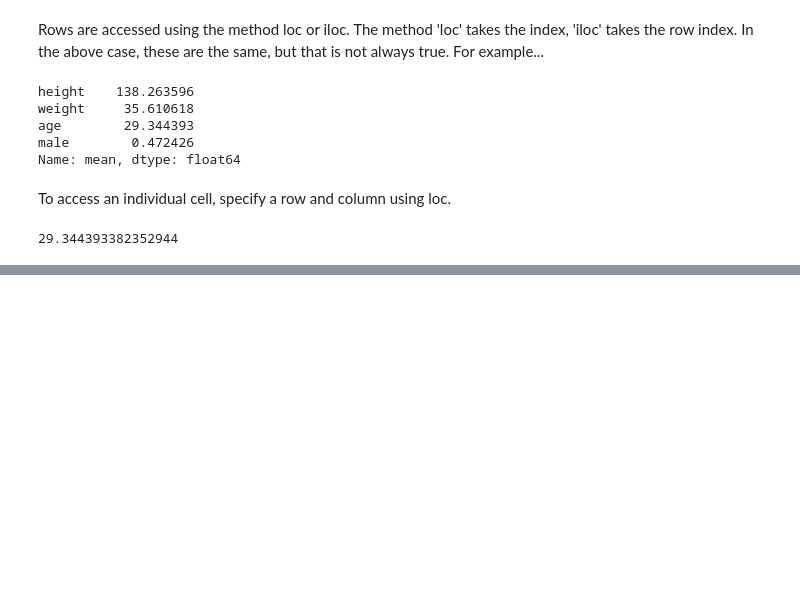
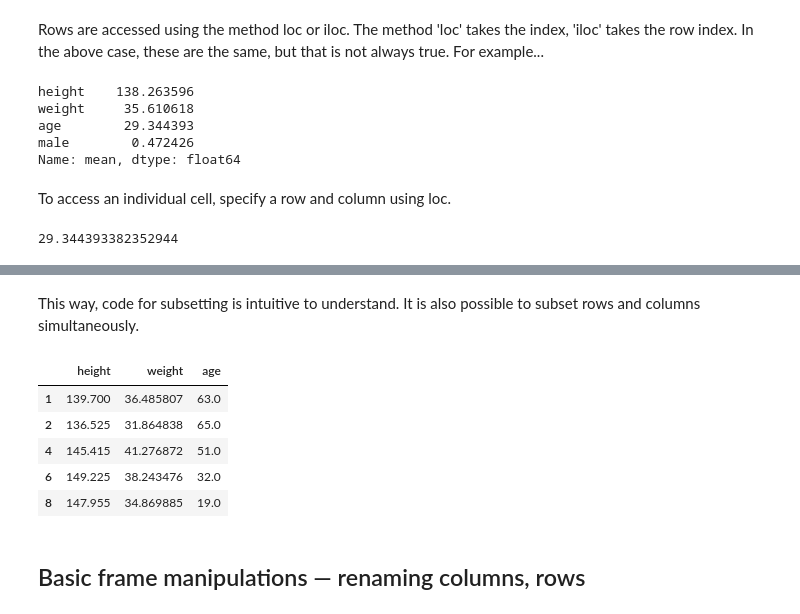
Before and after one commit to ciyer/pandas-intro, a Jupyter notebook: lessons/pandas-for-python-users.ipynb, the cells around one changed output, grey strips where cells are left out. Drawn from its saved outputs; the diff is of its cells as text; code cells hidden in the pictures; blank space fills up the shorter version.

```diff
--- a/lessons/pandas-for-python-users.ipynb
+++ b/lessons/pandas-for-python-users.ipynb
@@ -235,0 +319,13 @@ summary_df.loc['mean', 'age']
+# %% [markdown]
+This way, code for subsetting is intuitive to understand. It is also possible to subset rows and columns simultaneously.
+# %%
+df.loc[(df['age'] >= 18) & (df['male'] == 0), ['height', 'weight', 'age']].head()
+# %% [output]
+|  | height | weight | age |
+| 1 | 139.700 | 36.485807 | 63.0 |
+| 2 | 136.525 | 31.864838 | 65.0 |
+| 4 | 145.415 | 41.276872 | 51.0 |
+| 6 | 149.225 | 38.243476 | 32.0 |
+| 8 | 147.955 | 34.869885 | 19.0 |
+# %% [markdown]
+## Basic frame manipulations — renaming columns, rows
```
Also changed, not shown: parts of 18 cells of this notebook.
